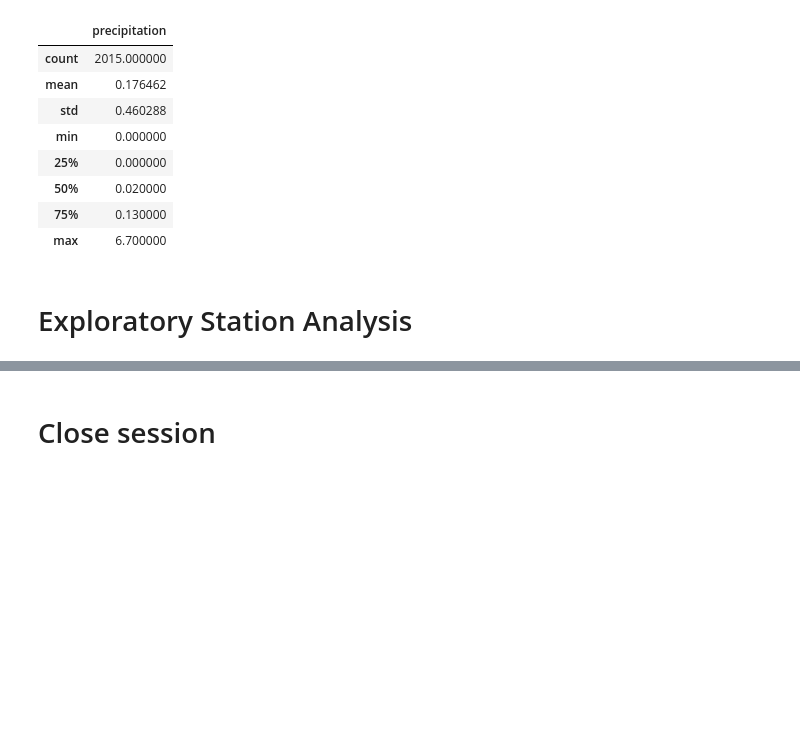
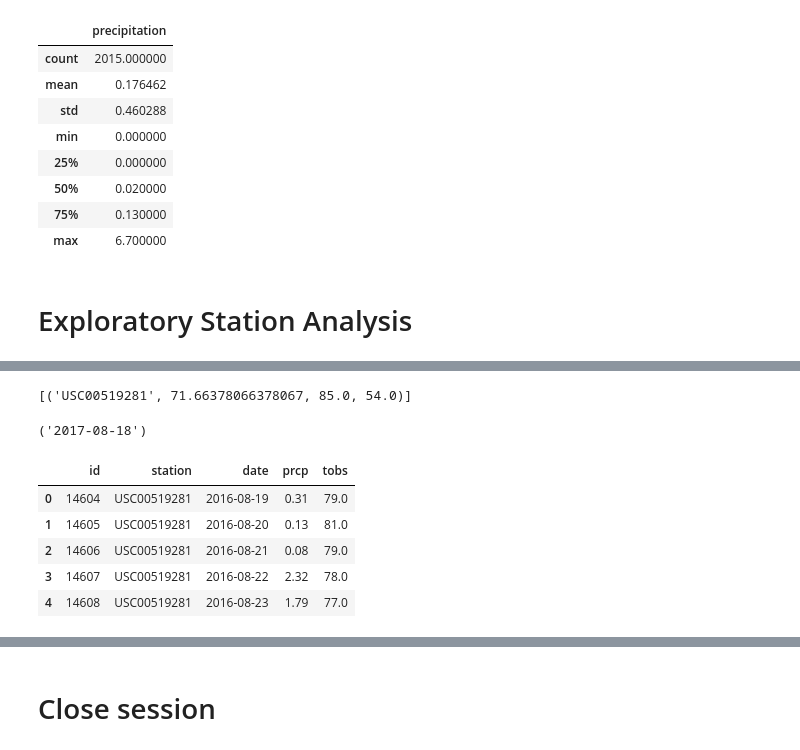
Before and after one commit to angieglass/sqlalchemy-challenge, a Jupyter notebook: climate_starter.ipynb, the cells around one changed output, grey strips where cells are left out. Cells and saved outputs as stored; diff of their text form; code cells hidden in the pictures; blank space fills up the shorter version.

```diff
--- a/climate_starter.ipynb
+++ b/climate_starter.ipynb
@@ -162,5 +178,37 @@ df.describe()
 # %%
-# Using the most active station id from the previous query, calculate the lowest, highest, and average temperature.
+# Using the most active station id from the previous query,
+# calculate the lowest, highest, and average temperature.
+# "USC00519281" is the most active station.
+sel = [Measurement.station,
+       func.avg(Measurement.tobs),
+       func.max(Measurement.tobs),
+       func.min(Measurement.tobs)]
+specific_station = session.query(*sel).\
+    filter(Measurement.station == "USC00519281").all()
+specific_station
+# %% [output]
+[('USC00519281', 71.66378066378067, 85.0, 54.0)]
 # %%
 # Using the most active station id
 # Query the last 12 months of temperature observation data for this station and plot the results as a histogram
+# Checking the most recent date observation for the most active station.
+
+session.query(Measurement.date).\
+    filter(Measurement.station == "USC00519281").\
+    order_by(Measurement.date.desc()).first()
+# %% [output]
+('2017-08-18')
+# %%
+# Using Pandas `read_sql_query` to load a query statement directly into the DataFrame
+stmt = session.query(Measurement).\
+    filter(Measurement.date > "2016-08-18").\
+    filter(Measurement.station == "USC00519281").statement
+df2 = pd.read_sql_query(stmt, session.bind)
+df2.head()
+# %% [output]
+|  | id | station | date | prcp | tobs |
+| 0 | 14604 | USC00519281 | 2016-08-19 | 0.31 | 79.0 |
+| 1 | 14605 | USC00519281 | 2016-08-20 | 0.13 | 81.0 |
+| 2 | 14606 | USC00519281 | 2016-08-21 | 0.08 | 79.0 |
+| 3 | 14607 | USC00519281 | 2016-08-22 | 2.32 | 78.0 |
+| 4 | 14608 | USC00519281 | 2016-08-23 | 1.79 | 77.0 |
```
Also changed, not shown: parts of 7 cells of this notebook.
